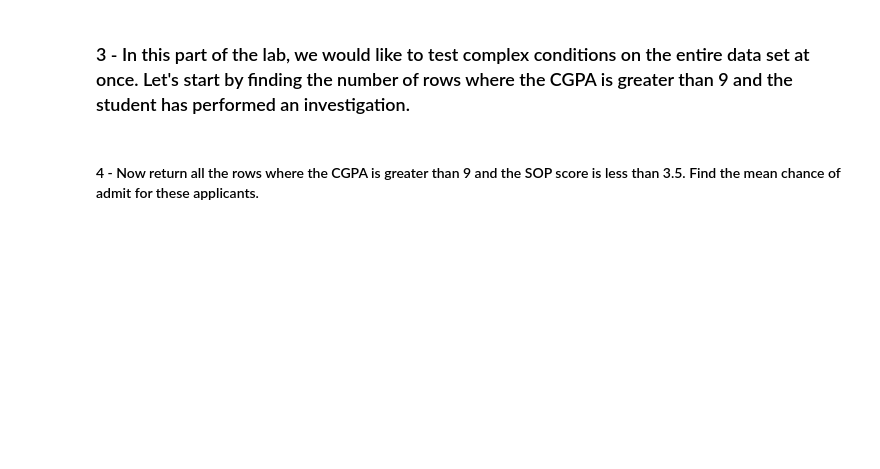
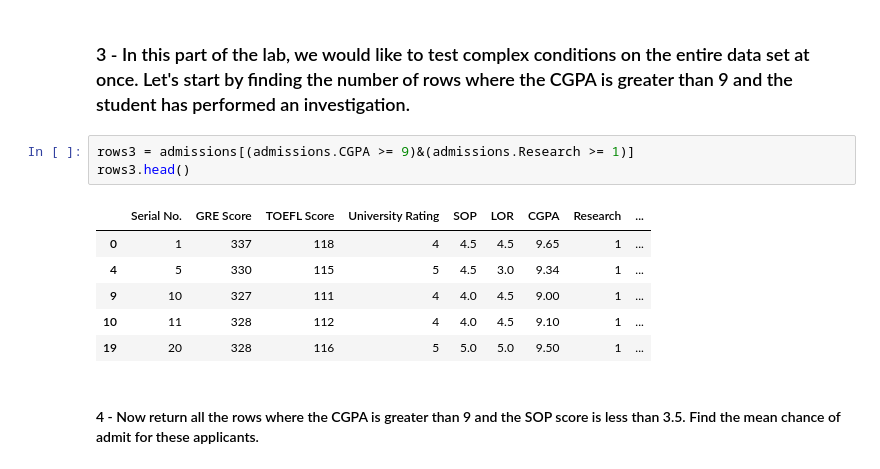
Before and after one commit to Ironhack-Data-Madrid-Octubre-2021/lab-pandas, a Jupyter notebook: your-code/pandas_1.ipynb, the cells around one changed output. Drawn from its saved outputs; the diff is of its cells as text; blank space fills up the shorter version.

```diff
--- a/your-code/pandas_1.ipynb
+++ b/your-code/pandas_1.ipynb
@@ -183,4 +259,14 @@ Turns out that `GRE Score` and `CGPA` also uniquely identify the data. Show this
 # %% [markdown]
 ### 3 - In this part of the lab, we would like to test complex conditions on the entire data set at once. Let's start by finding the number of rows where the CGPA is greater than 9 and the student has performed an investigation.
+# %%
+rows3 = admissions[(admissions.CGPA >= 9)&(admissions.Research >= 1)]
+rows3.head()
+# %% [output]
+|  | Serial No. | GRE Score | TOEFL Score | University Rating | SOP | LOR | CGPA | Research | ... |
+| 0 | 1 | 337 | 118 | 4 | 4.5 | 4.5 | 9.65 | 1 | ... |
+| 4 | 5 | 330 | 115 | 5 | 4.5 | 3.0 | 9.34 | 1 | ... |
+| 9 | 10 | 327 | 111 | 4 | 4.0 | 4.5 | 9.00 | 1 | ... |
+| 10 | 11 | 328 | 112 | 4 | 4.0 | 4.5 | 9.10 | 1 | ... |
+| 19 | 20 | 328 | 116 | 5 | 5.0 | 5.0 | 9.50 | 1 | ... |
 # %% [markdown]
 #### 4 - Now return all the rows where the CGPA is greater than 9 and the SOP score is less than 3.5. Find the mean chance of admit for these applicants.
```
Also changed, not shown: parts of 16 cells of this notebook.
